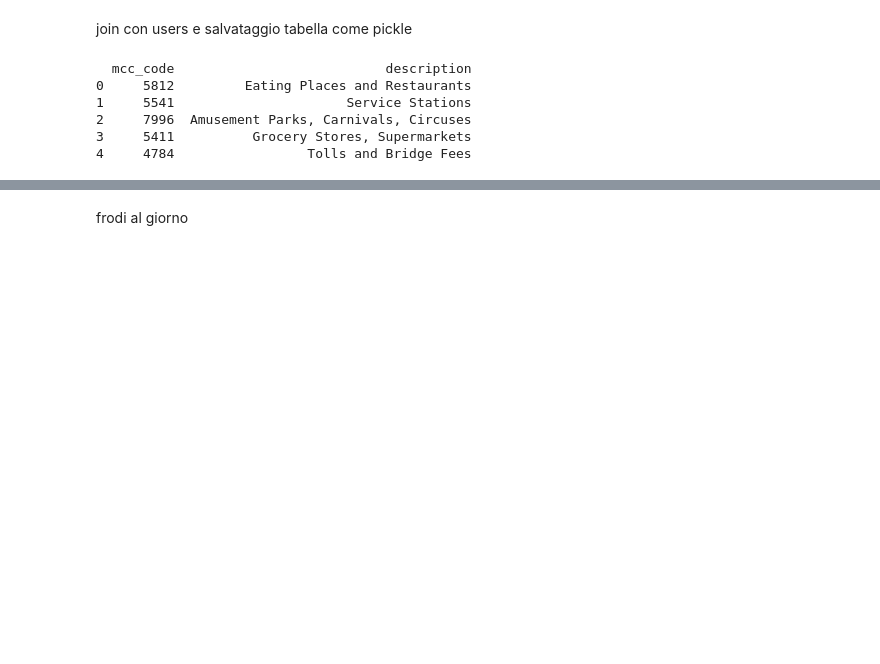
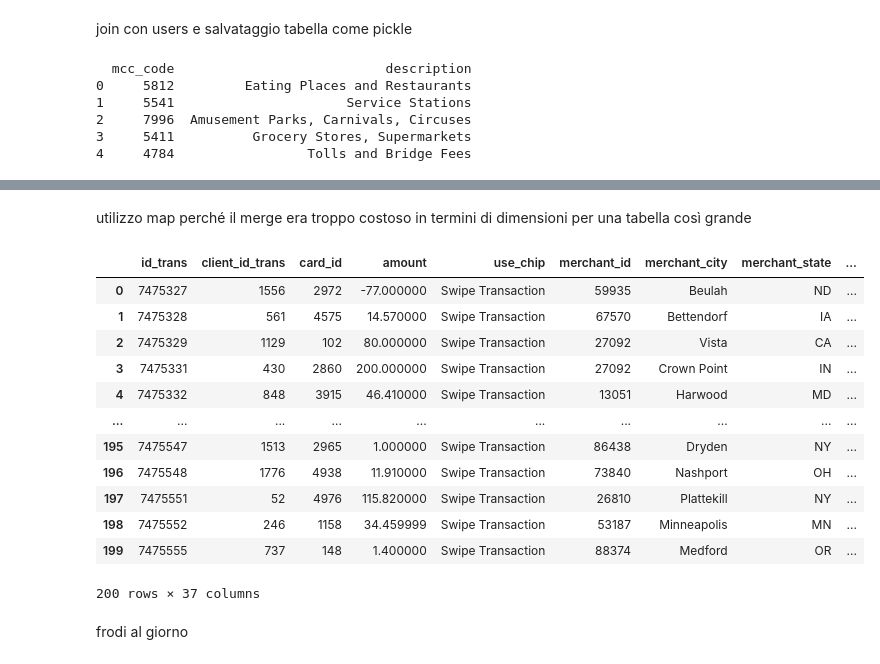
Before and after one commit to AlessandroPieragostini/Data-Science, a Jupyter notebook: data_science_cluster_class.ipynb, the cells around one changed output, grey strips where cells are left out. Saved outputs shown, nothing was run; the diff lists cells and outputs as text; code cells hidden in the pictures; blank space fills up the shorter version.

```diff
--- a/data_science_cluster_class.ipynb
+++ b/data_science_cluster_class.ipynb
@@ -414,0 +412,2 @@ trans_final = pd.merge(trans_final, mcc_df, left_on='id',right_on = 'index', how
+# %% [markdown]
+utilizzo map perché il merge era troppo costoso in termini di dimensioni per una tabella così grande
@@ -415,3 +422,19 @@ trans_final = pd.merge(trans_final, mcc_df, left_on='id',right_on = 'index', how
+# %%
+trans_final.head(200)
+# %% [output]
+|  | id_trans | client_id_trans | card_id | amount | use_chip | merchant_id | merchant_city | merchant_state | ... |
+| 0 | 7475327 | 1556 | 2972 | -77.000000 | Swipe Transaction | 59935 | Beulah | ND | ... |
+| 1 | 7475328 | 561 | 4575 | 14.570000 | Swipe Transaction | 67570 | Bettendorf | IA | ... |
+| 2 | 7475329 | 1129 | 102 | 80.000000 | Swipe Transaction | 27092 | Vista | CA | ... |
+| 3 | 7475331 | 430 | 2860 | 200.000000 | Swipe Transaction | 27092 | Crown Point | IN | ... |
+| 4 | 7475332 | 848 | 3915 | 46.410000 | Swipe Transaction | 13051 | Harwood | MD | ... |
+| ... | ... | ... | ... | ... | ... | ... | ... | ... | ... |
+| 195 | 7475547 | 1513 | 2965 | 1.000000 | Swipe Transaction | 86438 | Dryden | NY | ... |
+| 196 | 7475548 | 1776 | 4938 | 11.910000 | Swipe Transaction | 73840 | Nashport | OH | ... |
+| 197 | 7475551 | 52 | 4976 | 115.820000 | Swipe Transaction | 26810 | Plattekill | NY | ... |
+| 198 | 7475552 | 246 | 1158 | 34.459999 | Swipe Transaction | 53187 | Minneapolis | MN | ... |
+| 199 | 7475555 | 737 | 148 | 1.400000 | Swipe Transaction | 88374 | Medford | OR | ... |
+200 rows × 37 columns
 # %%
 trans_final.to_pickle('./trans_final.pkl')
 # %% [markdown]
```
Also changed, not shown: parts of 13 cells of this notebook.
